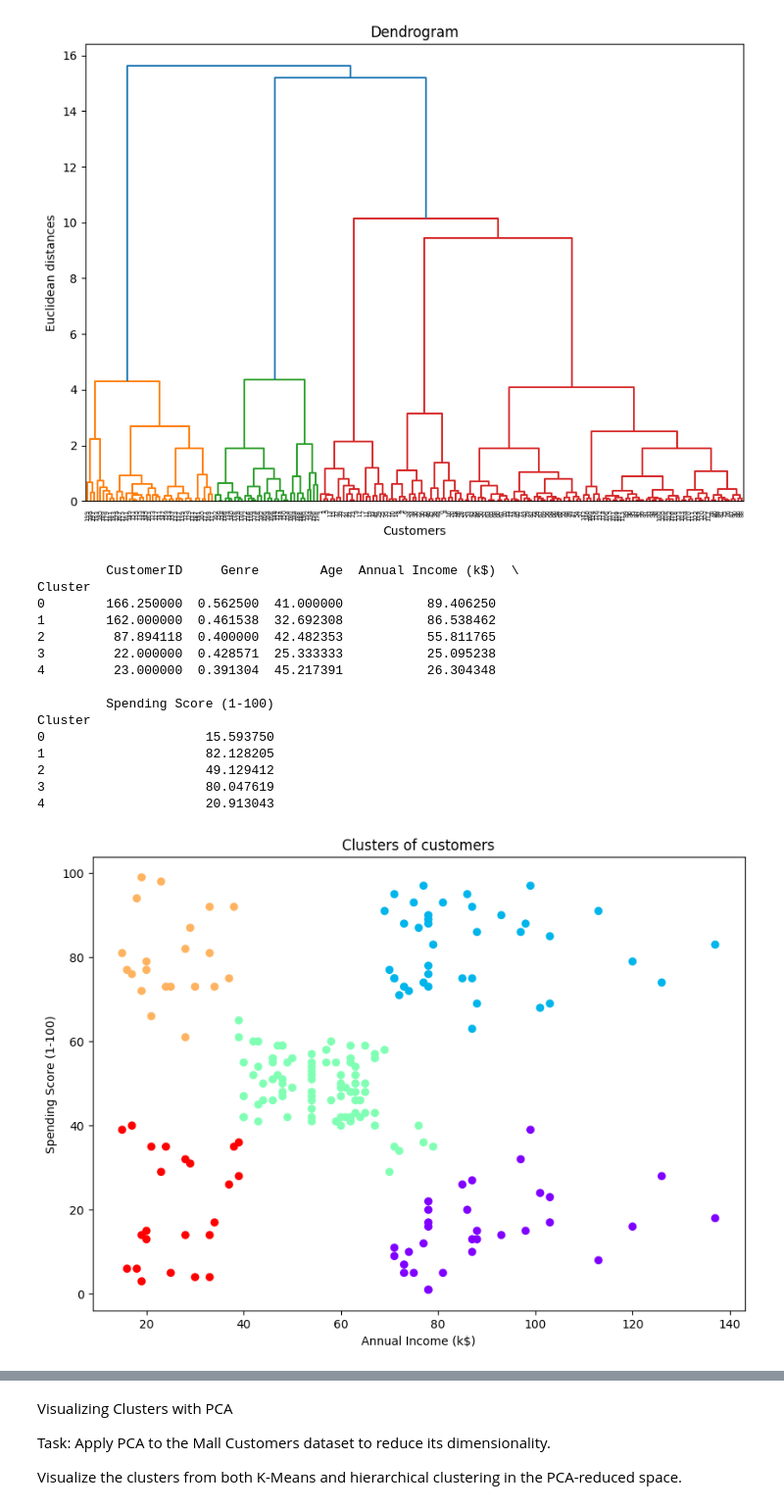
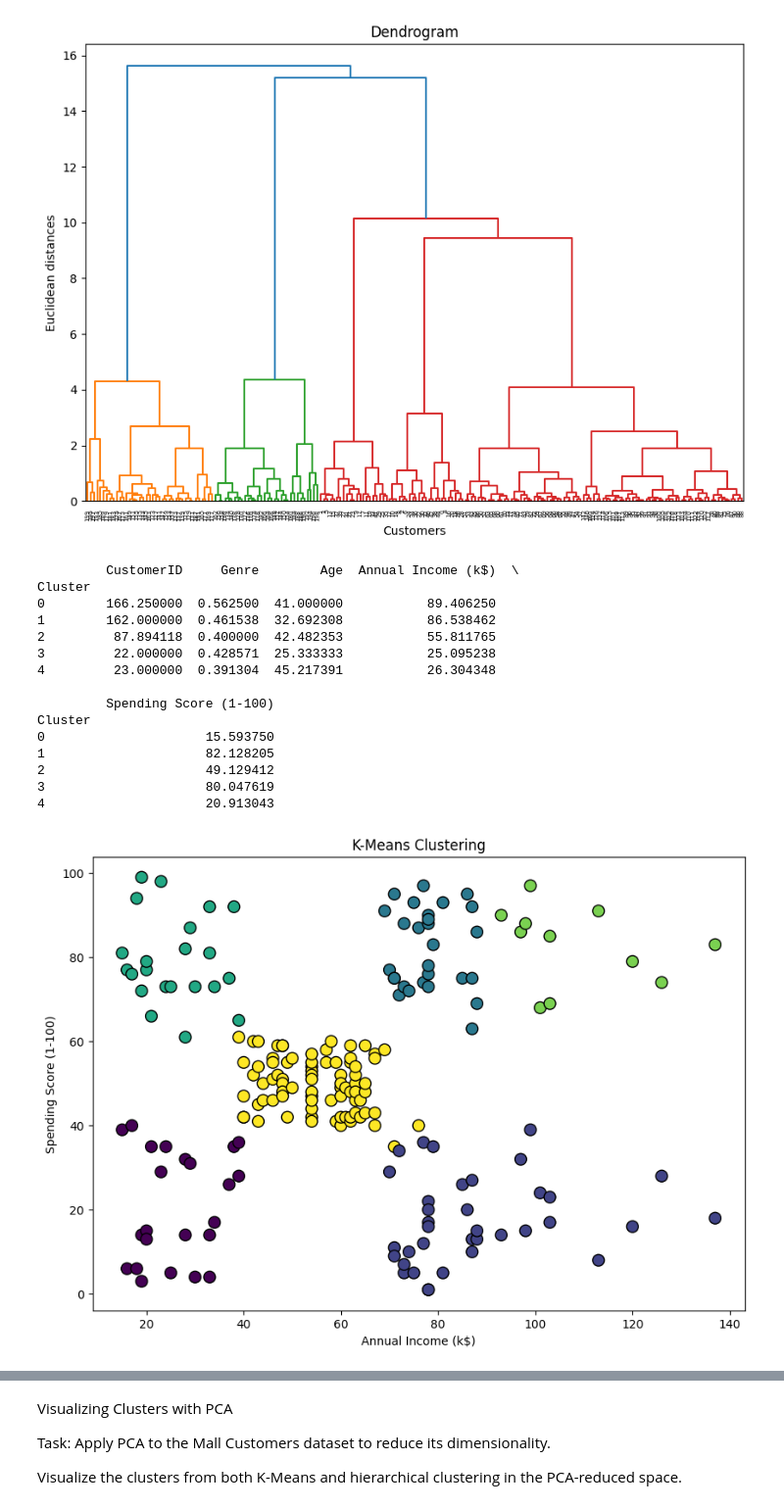
Before and after one commit to amber-khurshid/100DaysOfBytewise, a Jupyter notebook: seventeenth_task.ipynb, the cells around one changed output, grey strips where cells are left out. Shown at 98% size. Cells and saved outputs as stored; diff of their text form; code cells hidden in the pictures.

```diff
--- a/seventeenth_task.ipynb
+++ b/seventeenth_task.ipynb
@@ -44,7 +44,7 @@ standardized_features=scaler.fit_transform(X)
 # %%
 from sklearn.cluster import KMeans
 
-kmean = KMeans(n_clusters=3, n_init=10, max_iter=300, random_state=0)
+kmean = KMeans(n_clusters=6, n_init=10, max_iter=300, random_state=0)
 kmean.fit(standardized_features)
 identified_clusters = kmean.predict(standardized_features)
 # %%
@@ -180,27 +196,34 @@ df['Cluster'] = cluster_labels
 # %%
 cluster_profile = df.groupby('Cluster').mean()
 print(cluster_profile)
 
 plt.figure(figsize=(10, 7))
-plt.scatter(df['Annual Income (k$)'], df['Spending Score (1-100)'], c=cluster_labels, cmap='rainbow')
+plt.scatter(X['Annual Income (k$)'], X['Spending Score (1-100)'], c=identified_clusters, cmap='viridis', marker='o', edgecolor='k', s=100)
 plt.xlabel('Annual Income (k$)')
 plt.ylabel('Spending Score (1-100)')
-plt.title('Clusters of customers')
+plt.title('K-Means Clustering')
+
+
+plt.figure(figsize=(10, 7))
+plt.scatter(df['Annual Income (k$)'], df['Spending Score (1-100)'], c=cluster_labels, cmap='viridis', marker='o', edgecolor='k', s=100)
+plt.xlabel('Annual Income (k$)')
+plt.ylabel('Spending Score (1-100)')
+plt.title('Hierarchical Clustering')
 plt.show()
 # %% [output]
          CustomerID     Genre        Age  Annual Income (k$)  \
 Cluster
 0        166.250000  0.562500  41.000000           89.406250
 1        162.000000  0.461538  32.692308           86.538462
 2         87.894118  0.400000  42.482353           55.811765
 3         22.000000  0.428571  25.333333           25.095238
 4         23.000000  0.391304  45.217391           26.304348
 
          Spending Score (1-100)
 Cluster
 0                     15.593750
 1                     82.128205
 2                     49.129412
 3                     80.047619
 4                     20.913043
-[figure, old version]
+[figure, new version]
```
Also changed, not shown: parts of 6 cells of this notebook.
